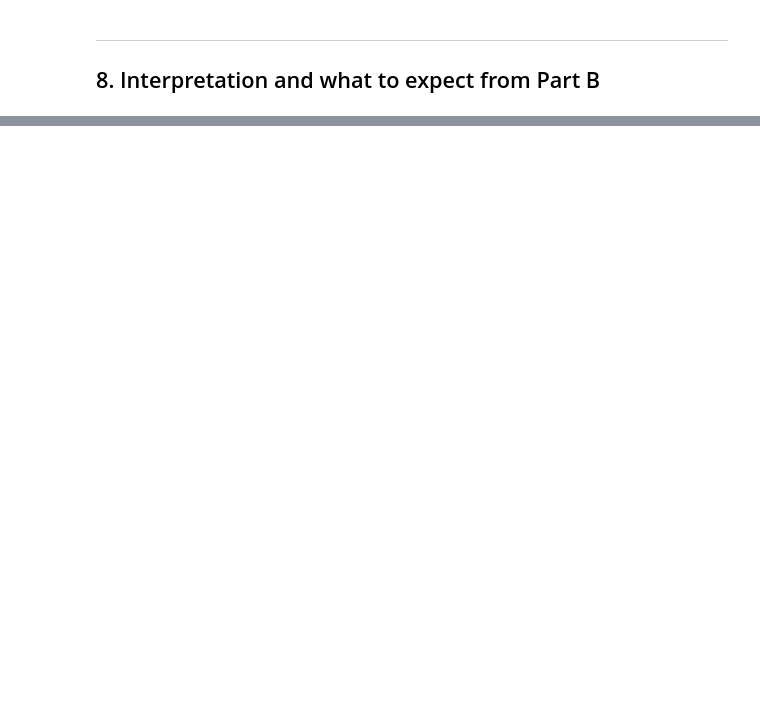
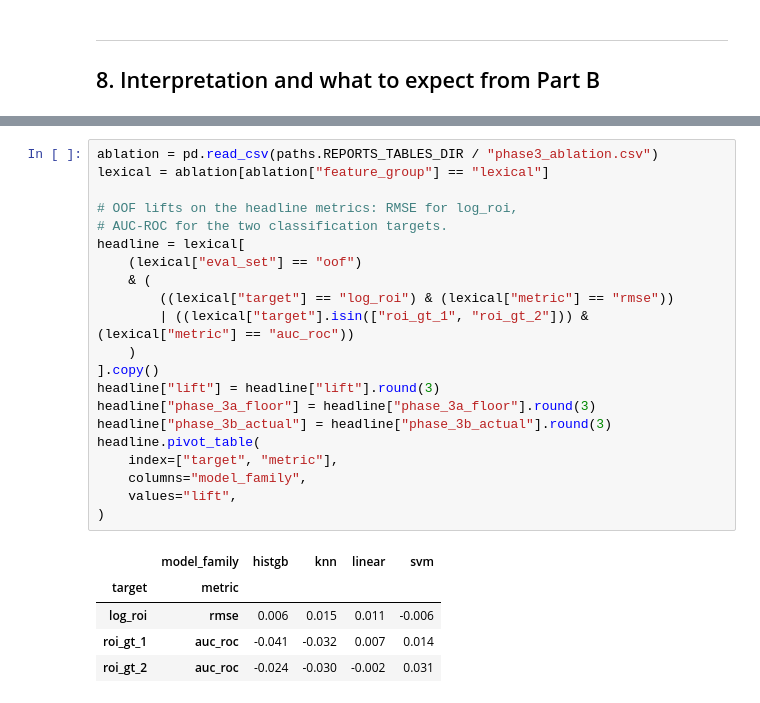
Before and after one commit to cat04MSBA/MSBA_315_Final_Project, a Jupyter notebook: notebooks/phase_3.ipynb, the cells around one changed output, grey strips where cells are left out. Drawn from its saved outputs; the diff is of its cells as text; blank space fills up the shorter version.

Commit message:
Phase 3: expanded

```diff
--- a/notebooks/phase_3.ipynb
+++ b/notebooks/phase_3.ipynb
@@ -843,0 +1068,27 @@ corpus.
+# %%
+ablation = pd.read_csv(paths.REPORTS_TABLES_DIR / "phase3_ablation.csv")
+lexical = ablation[ablation["feature_group"] == "lexical"]
+
+# OOF lifts on the headline metrics: RMSE for log_roi,
+# AUC-ROC for the two classification targets.
+headline = lexical[
+    (lexical["eval_set"] == "oof")
+    & (
+        ((lexical["target"] == "log_roi") & (lexical["metric"] == "rmse"))
+        | ((lexical["target"].isin(["roi_gt_1", "roi_gt_2"])) & (lexical["metric"] == "auc_roc"))
+    )
+].copy()
+headline["lift"] = headline["lift"].round(3)
+headline["phase_3a_floor"] = headline["phase_3a_floor"].round(3)
+headline["phase_3b_actual"] = headline["phase_3b_actual"].round(3)
+headline.pivot_table(
+    index=["target", "metric"],
+    columns="model_family",
+    values="lift",
+)
+# %% [output]
+|  | model_family | histgb | knn | linear | svm |
+| target | metric |  |  |  |  |
+| log_roi | rmse | 0.006 | 0.015 | 0.011 | -0.006 |
+| roi_gt_1 | auc_roc | -0.041 | -0.032 | 0.007 | 0.014 |
+| roi_gt_2 | auc_roc | -0.024 | -0.030 | -0.002 | 0.031 |
```
Also changed, not shown: parts of 26 cells of this notebook, 21 other files.
